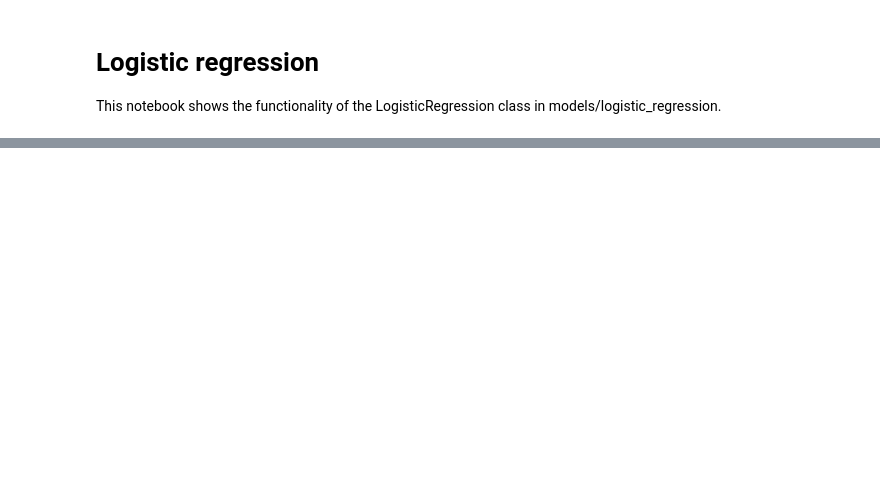
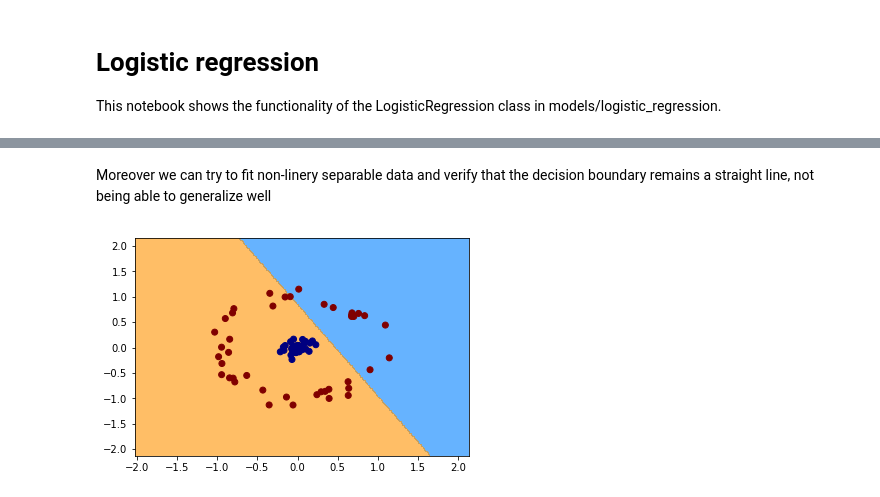
Before and after one commit to SergioAlvarezB/ml-numpy, a Jupyter notebook: notebooks/logistic-regression.ipynb, the cells around one changed output, grey strips where cells are left out. Cells and saved outputs as stored; diff of their text form; code cells hidden in the pictures; blank space fills up the shorter version.

```diff
--- a/notebooks/logistic-regression.ipynb
+++ b/notebooks/logistic-regression.ipynb
@@ -96,0 +89,18 @@ plt.show()
+# %% [markdown]
+Moreover we can try to fit non-linery separable data and verify that the decision boundary remains a straight line, not being able to generalize well
+# %%
+# Load new data
+from utils.datasets import radial_classification_dataset
+(x_train, y_train), (x_test, y_test) = radial_classification_dataset()
+
+# Fit the model
+loss, acc = model.fit(x_train, y_train, iterations=1000, learning_rate=1e-2)
+
+# Visualize decision boundary
+ax = plot_decision_boundary(model.predict,
+                            x_range=[x_train[:, 0].min()-1, x_train[:, 0].max()+1],
+                            y_range=[x_train[:, 1].min()-1, x_train[:, 1].max()+1])
+ax.scatter(x_train[:, 0], x_train[:, 1], c=y_train, cmap='jet', label='True classes')
+plt.show()
+# %% [output]
+[figure, added]
```
Also changed, not shown: parts of 19 cells of this notebook, 4 other files.
